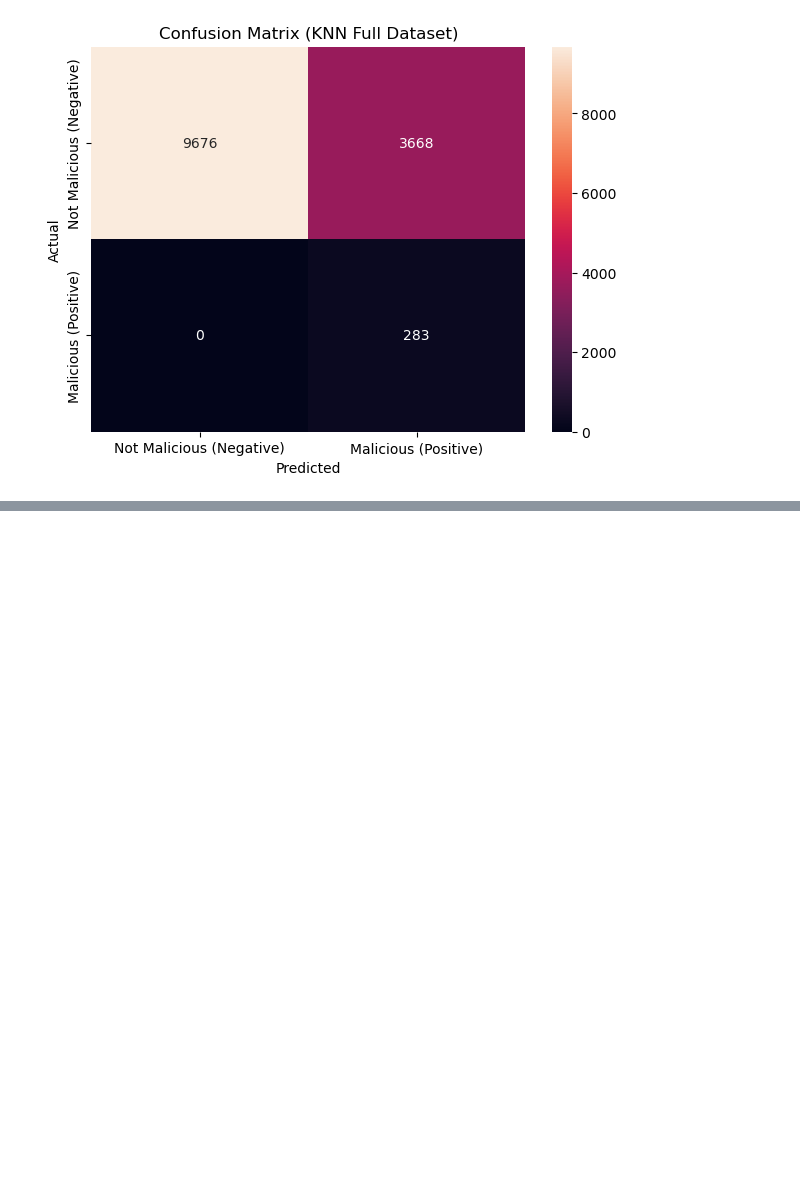
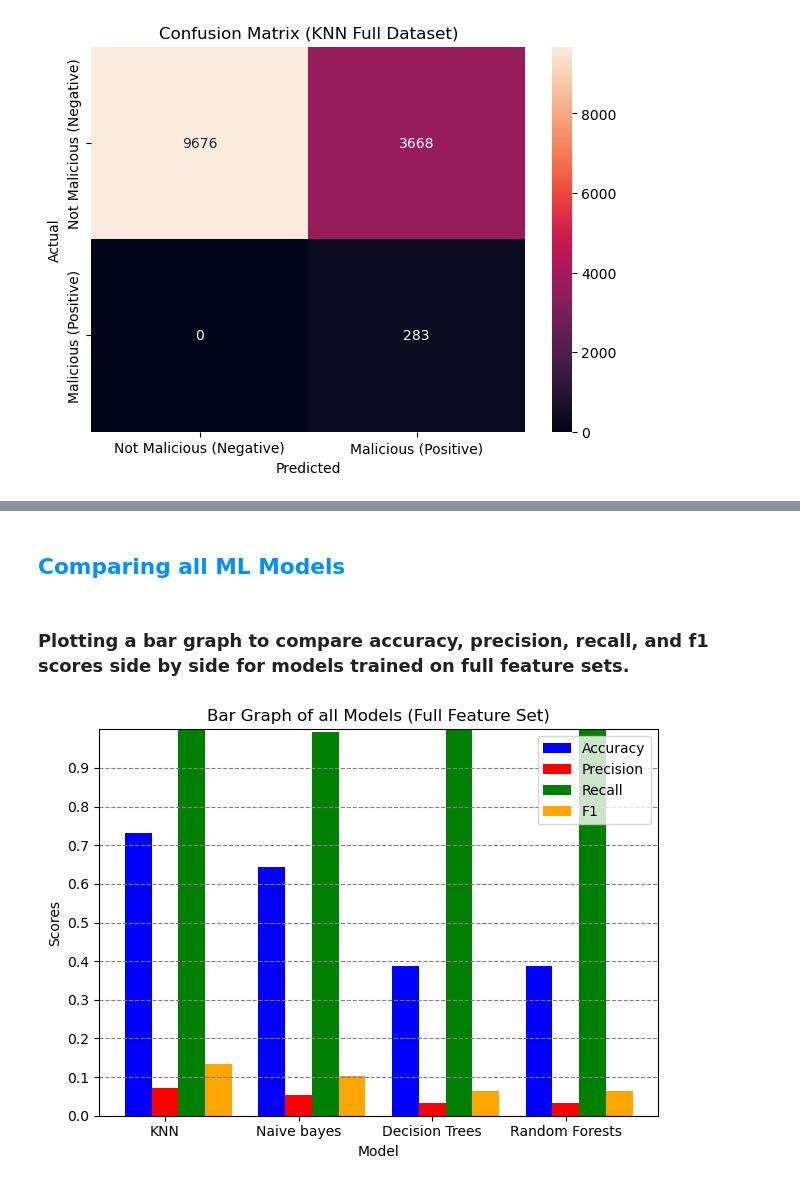
Before and after one commit to JustinBui/CPSC483-URL-Classifier, a Jupyter notebook: 2 - ML Modeling.ipynb, the cells around one changed output, grey strips where cells are left out. Cells and saved outputs as stored; diff of their text form; code cells hidden in the pictures; blank space fills up the shorter version.

Commit message:
Evaluated all models at the same time using bar graphs

```diff
--- a/2 - ML Modeling.ipynb
+++ b/2 - ML Modeling.ipynb
@@ -664,0 +662,2 @@ plot_show_auc(rfc_full_predictions, rfc_reduced_predictions, y_test, 'ROC Curve:
+# %% [markdown]
+## <font style="color:#008fff;">Comparing all ML Models</font>
@@ -664,0 +705,35 @@ plot_show_auc(rfc_full_predictions, rfc_reduced_predictions, y_test, 'ROC Curve:
+# %% [markdown]
+### Plotting a bar graph to compare accuracy, precision, recall, and f1 scores side by side for models trained on full feature sets.
+# %%
+# create a list of accuracy, precision, and recall values for each model
+accuracy_f = [
+    accuracy_score(y_test, knn_full_predictions),
+    accuracy_score(y_test, gnb_full_predictions),
+    accuracy_score(y_test, dc_full_predictions),
+    accuracy_score(y_test, rfc_full_predictions)
+]
+
+precision_f = [
+    precision_score(y_test, knn_full_predictions),
+    precision_score(y_test, gnb_full_predictions),
+    precision_score(y_test, dc_full_predictions),
+    precision_score(y_test, rfc_full_predictions)
+]
+
+recall_f = [
+    recall_score(y_test, knn_full_predictions),
+    recall_score(y_test, gnb_full_predictions),
+    recall_score(y_test, dc_full_predictions),
+    recall_score(y_test, rfc_full_predictions)
+]
+
+f1_f = [
+    f1_score(y_test, knn_full_predictions),
+    f1_score(y_test, gnb_full_predictions),
+    f1_score(y_test, dc_full_predictions),
+    f1_score(y_test, rfc_full_predictions)
+]
+
+draw_bar_graph_metrics(accuracy_f, precision_f, recall_f, f1_f, 'Bar Graph of all Models (Full Feature Set)')
+# %% [output]
+[figure, added]
```
Also changed, not shown: parts of 85 cells of this notebook.
